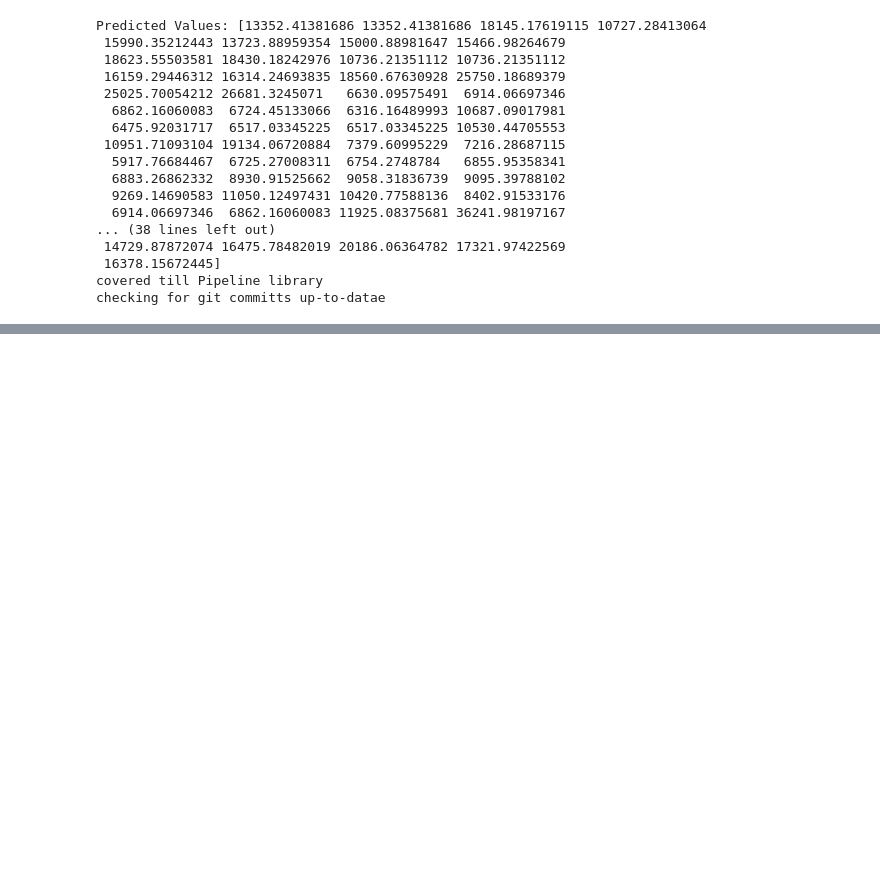
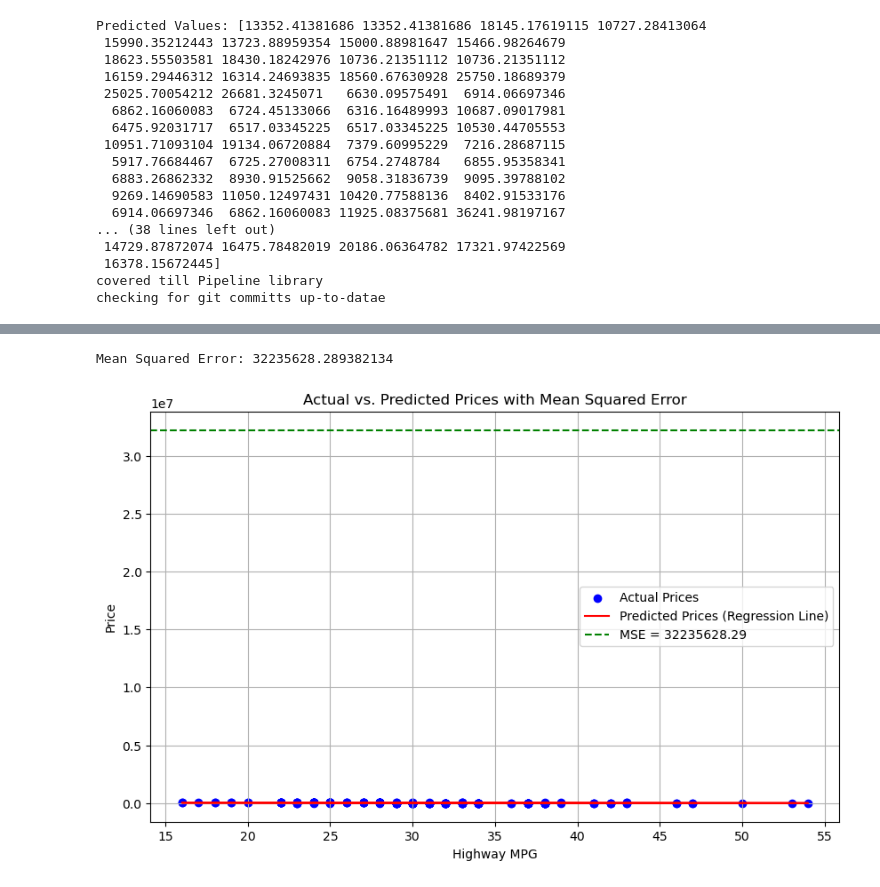
Before and after one commit to JohnN9323/Python-AI-AGI, a Jupyter notebook: Data_Science/AIandDataScience_learnings/Applied_Data_Science_Nerds_Academy.ipynb, the cells around one changed output, grey strips where cells are left out. Drawn from its saved outputs; the diff is of its cells as text; code cells hidden in the pictures; blank space fills up the shorter version.

Commit message:
new commit to file Applied_Data_Science_Nerds on 14-11-24

```diff
--- a/Data_Science/AIandDataScience_learnings/Applied_Data_Science_Nerds_Academy.ipynb
+++ b/Data_Science/AIandDataScience_learnings/Applied_Data_Science_Nerds_Academy.ipynb
@@ -3210,0 +3243,75 @@ print("new changes made in file Applied_Data_Science_Nerds_Academy")
+# %%
+from sklearn.metrics import mean_squared_error
+from sklearn.linear_model import LinearRegression
+import pandas as pd
+import numpy as np
+
+
+df1.replace('?', np.nan, inplace=True)
+
+df1['highway-mpg'] = pd.to_numeric(df1['highway-mpg'], errors='coerce')
+df1['price'] = pd.to_numeric(df1['price'], errors='coerce')
+
+df1['highway-mpg'].fillna(df1['highway-mpg'].mean(), inplace=True)
+df1['price'].fillna(df1['price'].mean(), inplace=True)
+
+# Step 1: Prepare the data
+X = df1[['highway-mpg']]  # Predictor
+Y = df1['price']          # Target
+
+# Step 2: Train a simple linear regression model
+lm = LinearRegression()
+lm.fit(X, Y)
+
+# Step 3: Make predictions
+Y_predict_simple_fit=lm.predict(X)
+
+# Step 4: Calculate Mean Squared Error
+mse = mean_squared_error(df1['price'],Y_predict_simple_fit)
+
+print("Mean Squared Error:", mse)
+# %% [output]
+Mean Squared Error: 32235628.289382134
+# %%
+""" Ploting the MSE """
+import numpy as np
+import pandas as pd
+import matplotlib.pyplot as plt
+from sklearn.linear_model import LinearRegression
+from sklearn.metrics import mean_squared_error
+
+df1.replace('?', np.nan, inplace=True)
+
+df1['highway-mpg'] = pd.to_numeric(df1['highway-mpg'], errors='coerce')
+df1['price'] = pd.to_numeric(df1['price'], errors='coerce')
+
+df1['highway-mpg'].fillna(df1['highway-mpg'].mean(), inplace=True)
+df1['price'].fillna(df1['price'].mean(), inplace=True)
+
+X = df1[['highway-mpg']]
+Y = df1['price']
+
+lm = LinearRegression()
+lm.fit(X, Y)
+
+Y_predict_simple_fit=lm.predict(X)
+
+mse = mean_squared_error(df1['price'],Y_predict_simple_fit)
+
+plt.figure(figsize=(10,6))
+
+# plot actual vs predicted prices
+plt.scatter(X,Y, color='blue', label='Actual Prices')
+plt.plot(X,Y_predict_simple_fit, color='red',label='Predicted Prices (Regression Line)')
+
+# Plot the Mean Squared Error as a line across the plot
+plt.axhline(y=mse, color='green', linestyle='--', label=f'MSE = {mse:.2f}')
+
+plt.xlabel('Highway MPG')
+plt.ylabel('Price')
+plt.title('Actual vs. Predicted Prices with Mean Squared Error')
+plt.legend()
+plt.grid(True)
+plt.show()
+# %% [output]
+[figure, added]
```
Also changed, not shown: parts of 45 cells of this notebook, 13 other files.
